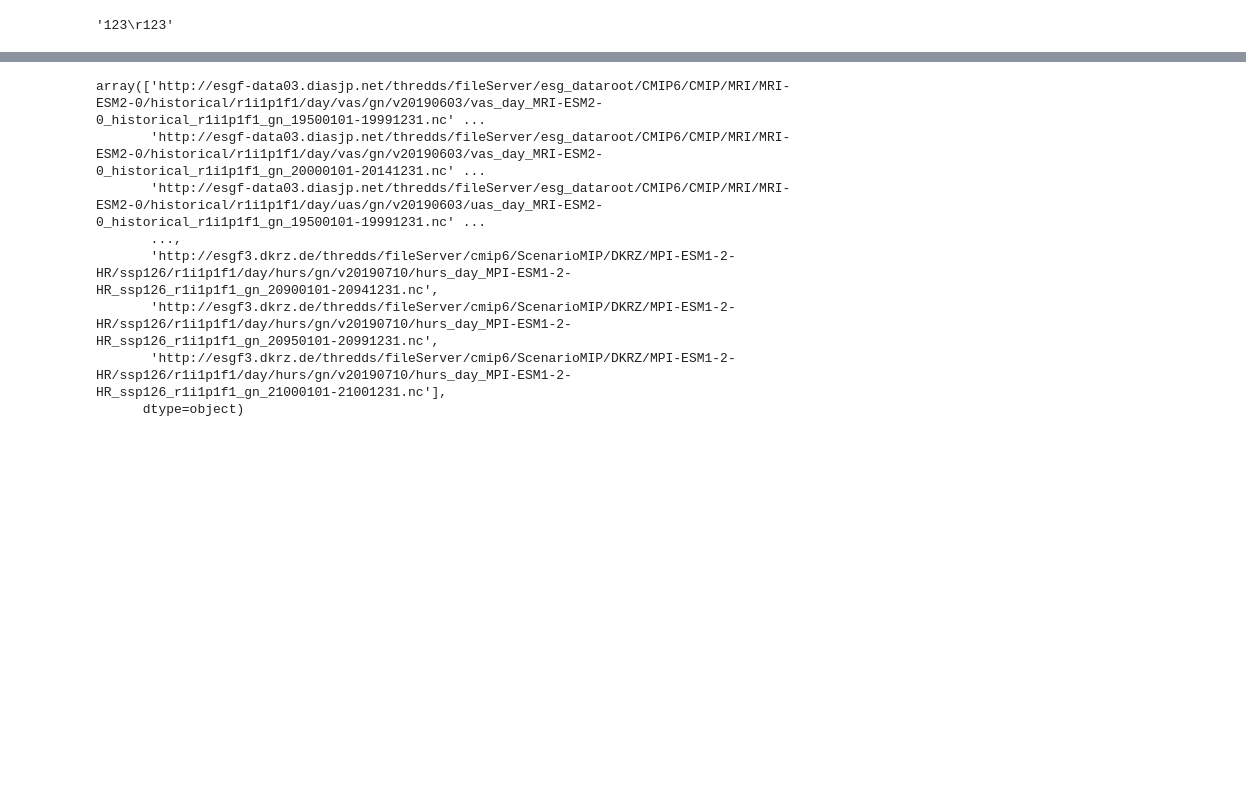
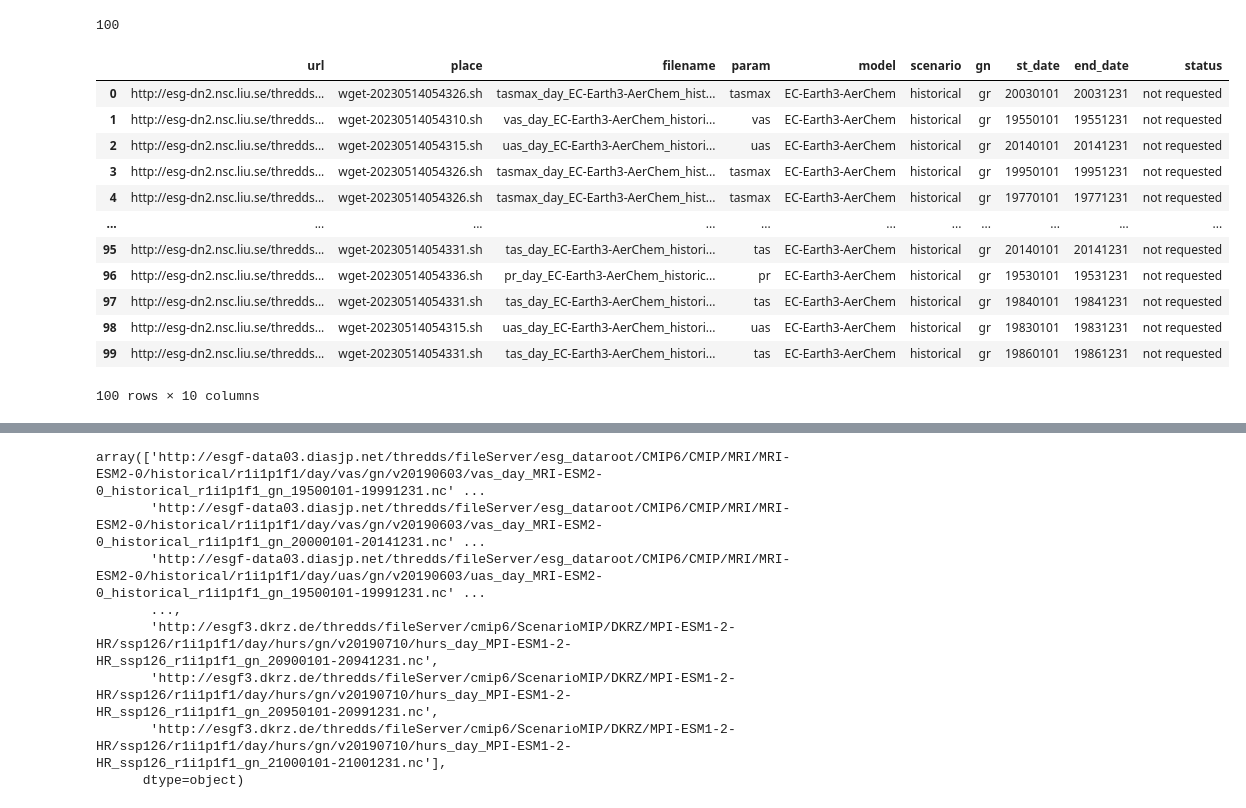
Before and after one commit to egonchen98/cmip6_downloader, a Jupyter notebook: tools/test.ipynb, the cells around one changed output, grey strips where cells are left out. Drawn from its saved outputs; the diff is of its cells as text; code cells hidden in the pictures; blank space fills up the shorter version.

```diff
--- a/tools/test.ipynb
+++ b/tools/test.ipynb
@@ -17,2 +20,0 @@ import random
-# %%
-colab.run(database='E:\\cmip6')
@@ -37,4 +21,22 @@ Downloading: 100% [63 / 63] bytes
-# %%
-'123\r123'
-# %% [output]
-'123\r123'
+# %%
+records = [colab.get_1_record() for i in range(100)]
+len(records)
+# %% [output]
+100
+# %%
+df = pd.DataFrame(records)
+df
+# %% [output]
+|  | url | place | filename | param | model | scenario | gn | st_date | end_date | status |
+| 0 | http://esg-dn2.nsc.liu.se/thredds... | wget-20230514054326.sh | tasmax_day_EC-Earth3-AerChem_hist... | tasmax | EC-Earth3-AerChem | historical | gr | 20030101 | 20031231 | not requested |
+| 1 | http://esg-dn2.nsc.liu.se/thredds... | wget-20230514054310.sh | vas_day_EC-Earth3-AerChem_histori... | vas | EC-Earth3-AerChem | historical | gr | 19550101 | 19551231 | not requested |
+| 2 | http://esg-dn2.nsc.liu.se/thredds... | wget-20230514054315.sh | uas_day_EC-Earth3-AerChem_histori... | uas | EC-Earth3-AerChem | historical | gr | 20140101 | 20141231 | not requested |
+| 3 | http://esg-dn2.nsc.liu.se/thredds... | wget-20230514054326.sh | tasmax_day_EC-Earth3-AerChem_hist... | tasmax | EC-Earth3-AerChem | historical | gr | 19950101 | 19951231 | not requested |
+| 4 | http://esg-dn2.nsc.liu.se/thredds... | wget-20230514054326.sh | tasmax_day_EC-Earth3-AerChem_hist... | tasmax | EC-Earth3-AerChem | historical | gr | 19770101 | 19771231 | not requested |
+| ... | ... | ... | ... | ... | ... | ... | ... | ... | ... | ... |
+| 95 | http://esg-dn2.nsc.liu.se/thredds... | wget-20230514054331.sh | tas_day_EC-Earth3-AerChem_histori... | tas | EC-Earth3-AerChem | historical | gr | 20140101 | 20141231 | not requested |
+| 96 | http://esg-dn2.nsc.liu.se/thredds... | wget-20230514054336.sh | pr_day_EC-Earth3-AerChem_historic... | pr | EC-Earth3-AerChem | historical | gr | 19530101 | 19531231 | not requested |
+| 97 | http://esg-dn2.nsc.liu.se/thredds... | wget-20230514054331.sh | tas_day_EC-Earth3-AerChem_histori... | tas | EC-Earth3-AerChem | historical | gr | 19840101 | 19841231 | not requested |
+| 98 | http://esg-dn2.nsc.liu.se/thredds... | wget-20230514054315.sh | uas_day_EC-Earth3-AerChem_histori... | uas | EC-Earth3-AerChem | historical | gr | 19830101 | 19831231 | not requested |
+| 99 | http://esg-dn2.nsc.liu.se/thredds... | wget-20230514054331.sh | tas_day_EC-Earth3-AerChem_histori... | tas | EC-Earth3-AerChem | historical | gr | 19860101 | 19861231 | not requested |
+100 rows × 10 columns
```
Also changed, not shown: parts of 4 cells of this notebook, 3 other files.
